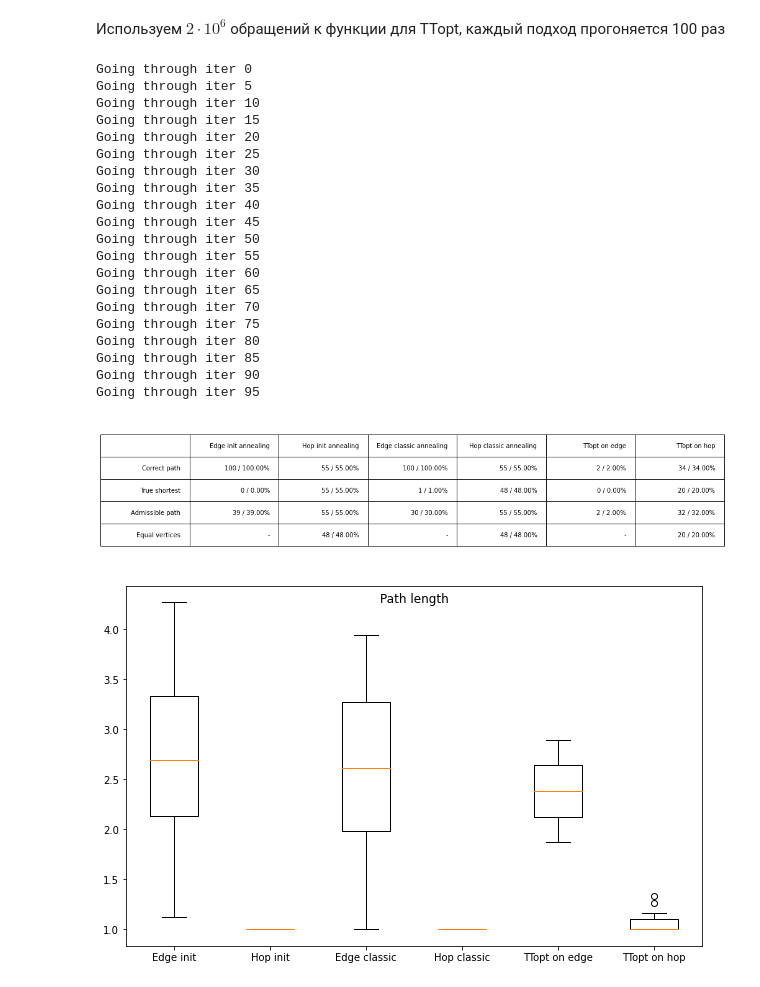
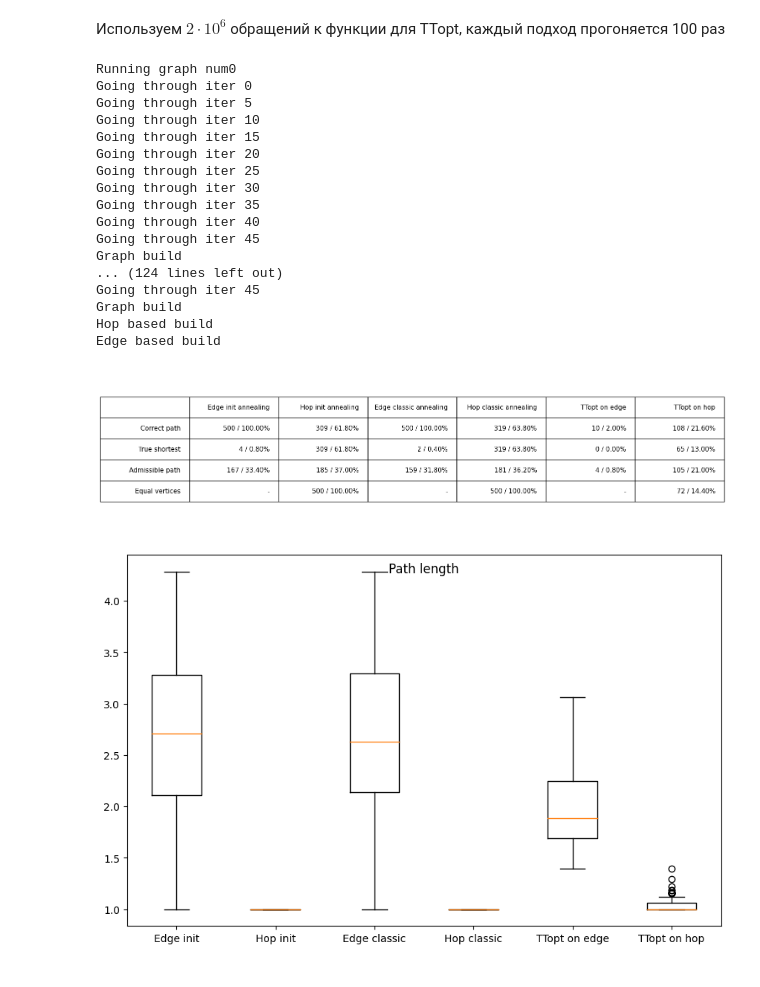
Before and after one commit to bicikar/anneal_ttopt, a Jupyter notebook: Hop based try.ipynb, the cells around one changed output. Drawn from its saved outputs; the diff is of its cells as text; code cells hidden in the pictures.

```diff
--- a/Hop based try.ipynb
+++ b/Hop based try.ipynb
@@ -180,8 +174,9 @@ len(field.hop_based.Q)
 # %% [markdown]
 Используем $2\cdot10^6$ обращений к функции для TTopt, каждый подход прогоняется 100 раз
 # %%
-correct_path, admissible, identical, costs, true_shortest = run_stats(field, 2e+6, 50000, 60000)
+correct_path, admissible, identical, costs, true_shortest = run_stats(field, 2e+6, 50000, 60000, iters=50, graph_num=10)
 # %% [output]
+Running graph num0
 Going through iter 0
 Going through iter 5
 Going through iter 10
@@ -192,24 +187,20 @@ Going through iter 30
 Going through iter 35
 Going through iter 40
 Going through iter 45
-Going through iter 50
-Going through iter 55
-Going through iter 60
-Going through iter 65
-Going through iter 70
-Going through iter 75
-Going through iter 80
-Going through iter 85
-Going through iter 90
-Going through iter 95
+Graph build
+... (124 lines left out)
+Going through iter 45
+Graph build
+Hop based build
+Edge based build
 # %%
-draw_table_stat(correct_path, true_shortest, admissible, identical)
+draw_table_stat(correct_path, true_shortest, admissible, identical, 500)
 # %% [output]
-[figure, old version]
+[figure, new version]
 # %%
 draw_big_boxplot(costs)
 # %% [output]
-[figure, old version]
+[figure, new version]
 # %%
 draw_medium_boxplot(costs)
 # %% [output]
```
Also changed, not shown: parts of 26 cells of this notebook, 3 other files.
